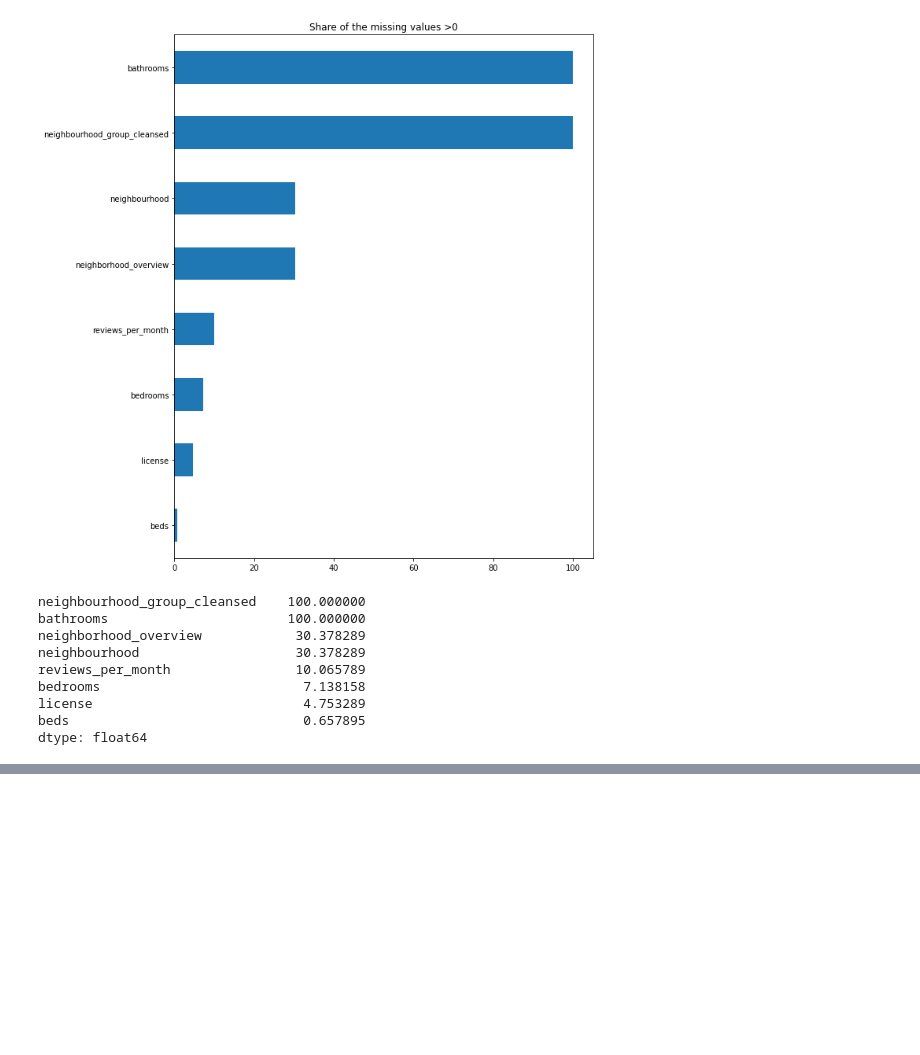
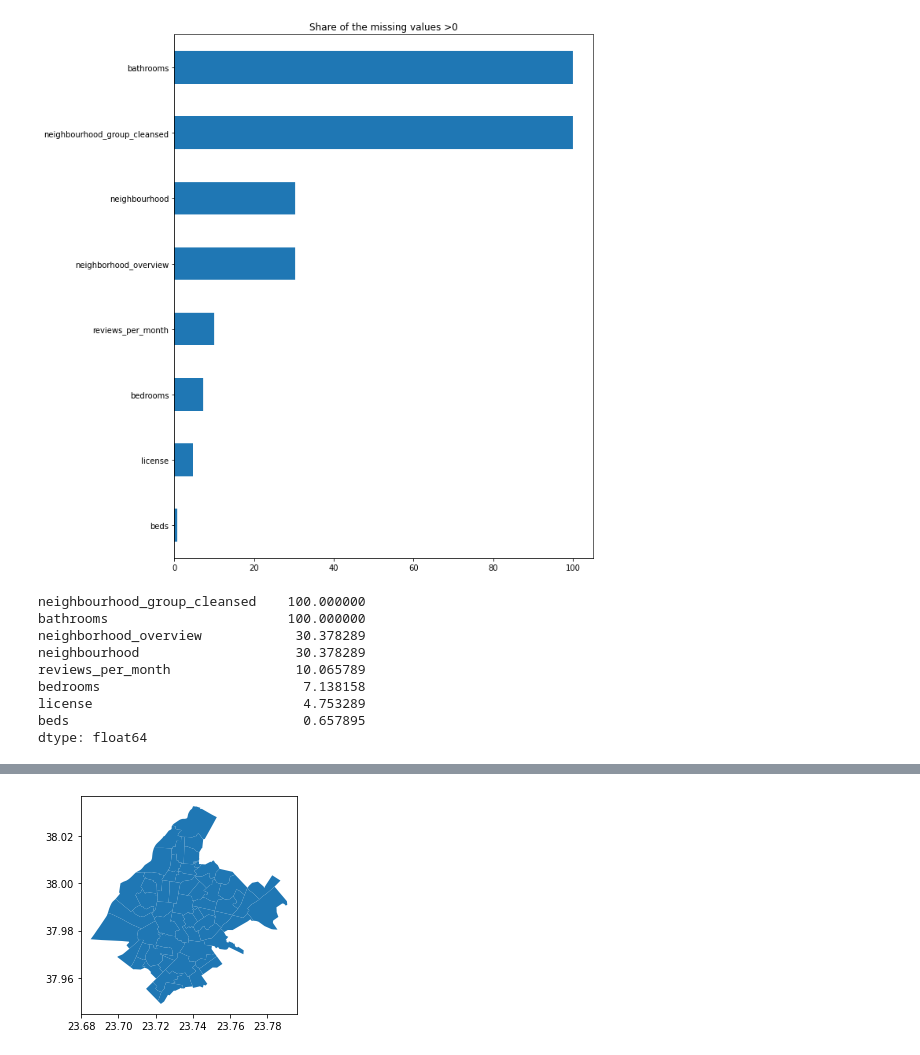
Before and after one commit to malikiscoding/prediction-with-ml, a Jupyter notebook: ps2/ps2.ipynb, the cells around one changed output, grey strips where cells are left out. Saved outputs shown, nothing was run; the diff lists cells and outputs as text; code cells hidden in the pictures; blank space fills up the shorter version.

```diff
--- a/ps2/ps2.ipynb
+++ b/ps2/ps2.ipynb
@@ -175,0 +169,13 @@ dtype: float64
+# %%
+import geopandas as gpd
+
+# Read the JSON file into a GeoDataFrame
+data = gpd.read_file("daeklogikadiamerismata.json")
+
+# Plot the GeoDataFrame
+data.plot()
+
+# Show the plot
+plt.show()
+# %% [output]
+[figure, added]
```
Also changed, not shown: parts of 24 cells of this notebook, 37 other files.
